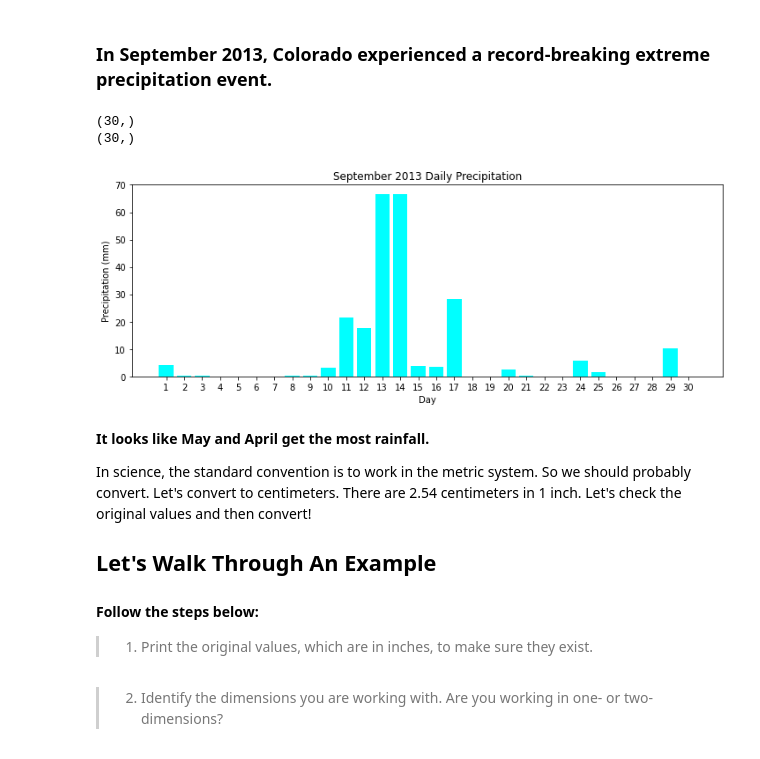
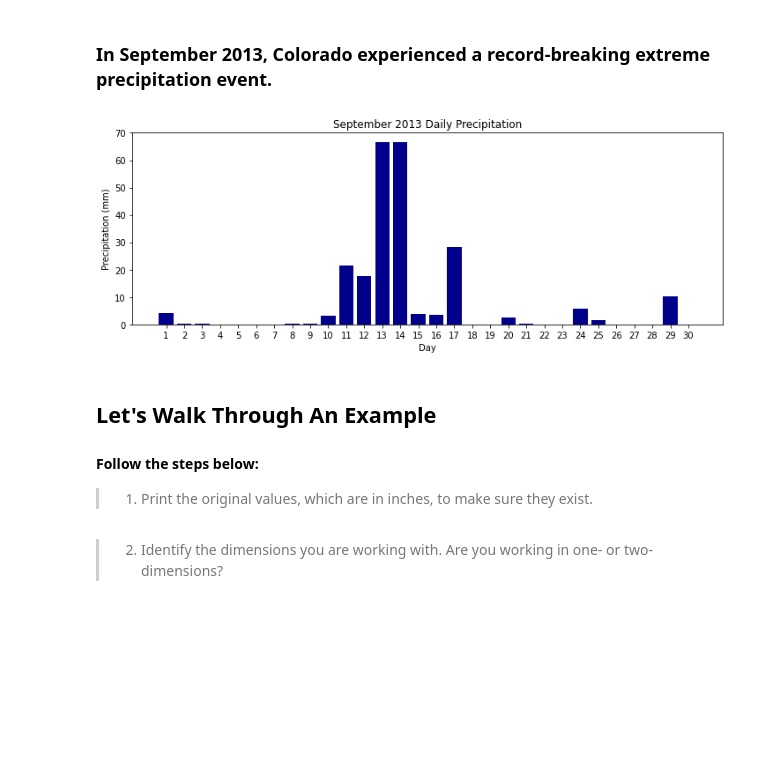
Before and after one commit to CUB-Computational-Tools/2020-ps-MzCorona, a Jupyter notebook: week3_PS_draft.ipynb, the cells around one changed output. Drawn from its saved outputs; the diff is of its cells as text; code cells hidden in the pictures; blank space fills up the shorter version.

```diff
--- a/week3_PS_draft.ipynb
+++ b/week3_PS_draft.ipynb
@@ -43,36 +56,21 @@ import matplotlib.pyplot as plt
 # %% [markdown]
 ### In September 2013, Colorado experienced a record-breaking extreme precipitation event.
-# %%
-################# SIMPLY RUN THIS CODE ####################
-
-# import the daily values from `Sep2013_daily_precip.txt` as a numpy array
-Sep2013_daily_precip = np.loadtxt(fname = "data/Sep2013_daily_precip.txt")
-# print the dimensions of the data in the `avg_monthly_precip`
-print(Sep2013_daily_precip.shape)
-
-# import the names of the days from days_30.txt as a numpy array
-days30 = np.genfromtxt("data/days_30.txt", dtype='str')
-# print the dimensions of the data in the `months`
-print(days30.shape)
-# %% [output]
-(30,)
-(30,)
 # %%
 ################# FOR PLOTTING ####################
 # Define plot space
 fig, ax1 = plt.subplots(figsize=(12, 4))
 
 # Define x and y axes
 ax1.bar(days30,
         Sep2013_daily_precip,
-        color = 'cyan')
+        color = 'darkblue')
 
 # Set plot title and axes labels
 ax1.set(title = "September 2013 Daily Precipitation",
        xlabel = "Day",
        ylabel = "Precipitation (mm)")
 
 plt.show()
 ################# FOR PLOTTING ####################
 # %% [output]
-[figure, old version]
+[figure, new version]
@@ -79,7 +79,4 @@ plt.show()
 # %% [markdown]
-__It looks like May and April get the most rainfall.__
-
-In science, the standard convention is to work in the metric system. So we should probably convert. Let's convert to centimeters. There are 2.54 centimeters in 1 inch. Let's check the original values and then convert!
 
 ## Let's Walk Through An Example
 
```
Also changed, not shown: parts of 3 cells of this notebook, 1 other file.
